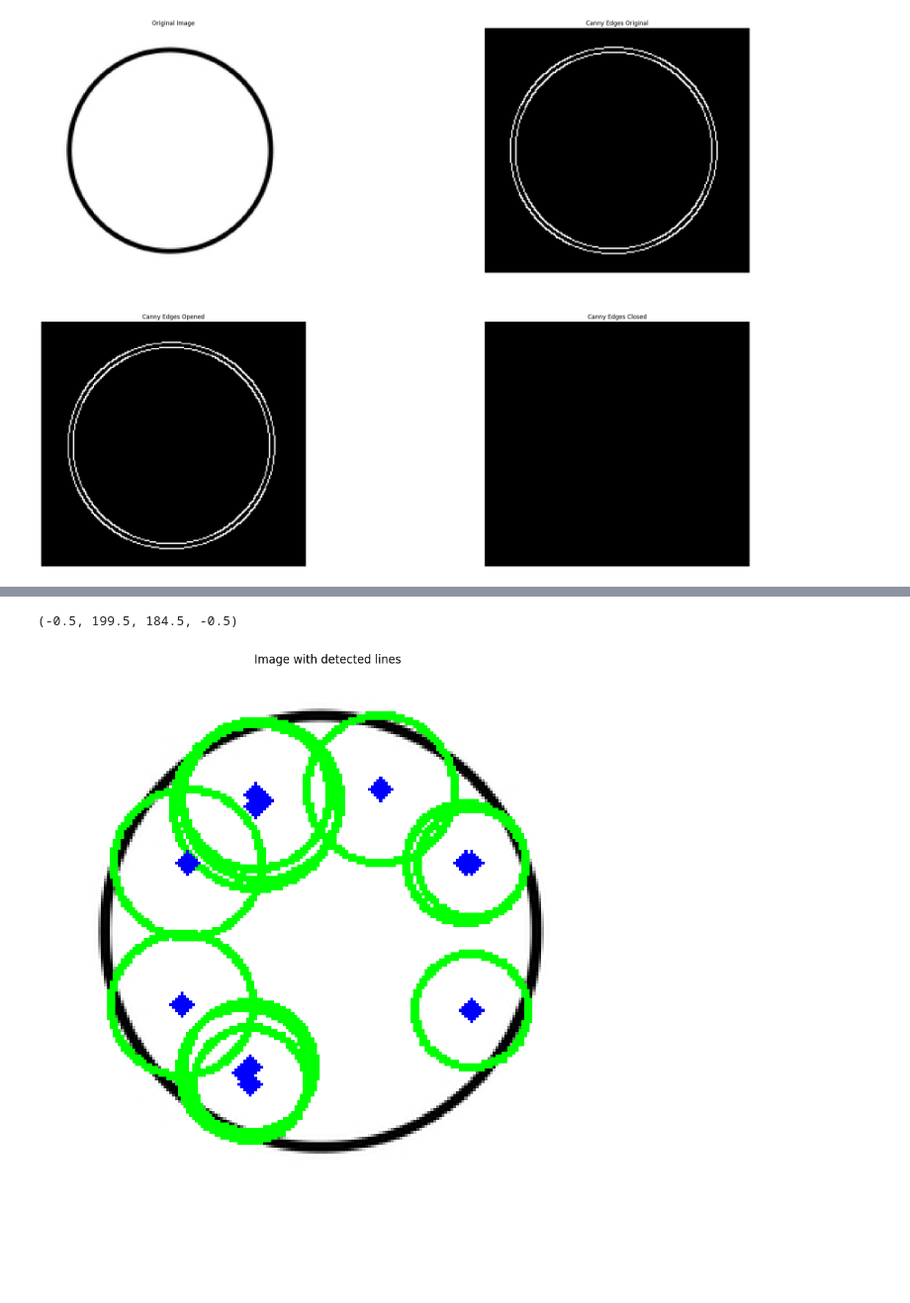
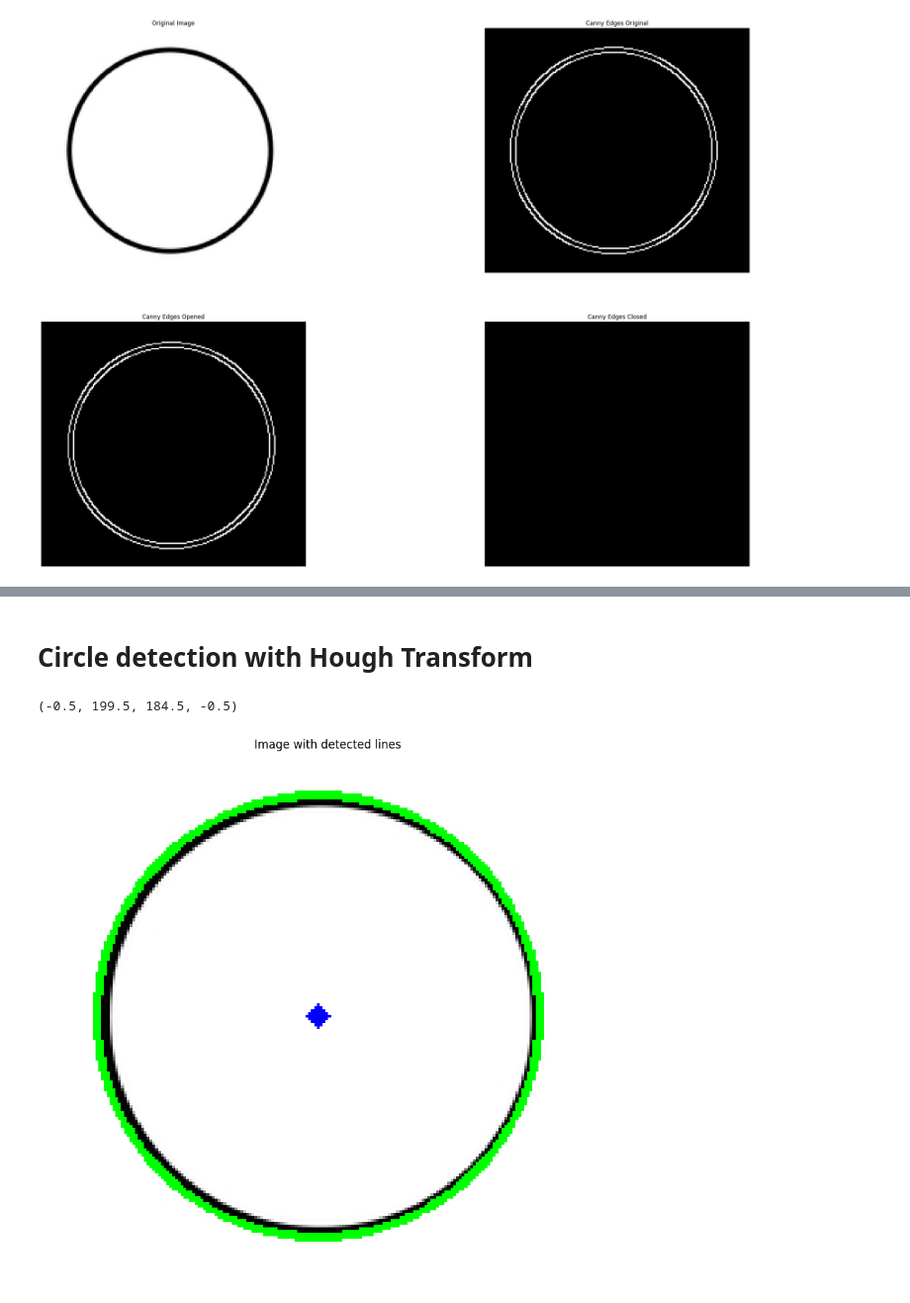
Before and after one commit to DavideLigari/computerVision, a Jupyter notebook: object_detection.ipynb, the cells around one changed output, grey strips where cells are left out. Shown: that part at 99% size. Drawn from its saved outputs; the diff is of its cells as text; code cells hidden in the pictures; blank space fills up the shorter version.

Commit message:
Refactored notebook and working on Generalised Hough Tansform

```diff
--- a/object_detection.ipynb
+++ b/object_detection.ipynb
@@ -77,59 +118,42 @@ plt.show()
+# %% [markdown]
+# Circle detection with Hough Transform
 # %%
+image = cv2.imread("images/circle.jpg")
+
 image_with_lines = image
 # Convert image to grayscale
 gray = cv2.cvtColor(image, cv2.COLOR_BGR2GRAY)
 
 # Use canny edge detection
 edges = cv2.Canny(gray, 100, 200, apertureSize=3)
 
-# Apply HoughLinesP method to
-# to directly obtain line end points
-lines_list = []
-lines = cv2.HoughLinesP(
-    edges,  # Input edge image
-    1,  # Distance resolution in pixels
-    np.pi / 180,  # Angle resolution in radians
-    threshold=100,  # Min number of votes for valid line
-    minLineLength=5,  # Min allowed length of line
-    maxLineGap=10,  # Max allowed gap between line for joining them
-)
-
 
 circles = cv2.HoughCircles(
     image=edges,  # Input image (edges)
     method=cv2.HOUGH_GRADIENT,  # Method for circle detection
     dp=1,  # Inverse ratio of accumulator resolution
-    minDist=image.shape[0] / 64,  # Minimum distance between detected circle centers
+    minDist=image.shape[0] / 32,  # Minimum distance between detected circle centers
     param1=200,  # Upper threshold for edge detection
-    param2=10,  # Threshold for center detection
-    minRadius=5,  # Minimum radius of the circles to be detected
-    maxRadius=30,  # Maximum radius of the circles to be detected
+    param2=60,  # Threshold for center detection
+    minRadius=10,  # Minimum radius of the circles to be detected
+    maxRadius=300,  # Maximum radius of the circles to be detected
 )
-
-# # Iterate over points
-# for points in lines:
-#     # Extracted points nested in the list
-#     x1, y1, x2, y2 = points[0]
-#     # Draw the lines joing the points
-#     # On the original image
-#     cv2.line(image_with_lines, (x1, y1), (x2, y2), (0, 255, 0), 2)
-#     # Maintain a simples lookup list for points
-#     lines_list.append([(x1, y1), (x2, y2)])
 
 # Draw detected circles
 if circles is not None:
     circles = np.uint16(np.around(circles))
     for i in circles[0, :]:
         # Draw outer circle
         cv2.circle(image_with_lines, (i[0], i[1]), i[2], (0, 255, 0), 2)
         # Draw inner circle
         cv2.circle(image_with_lines, (i[0], i[1]), 2, (0, 0, 255), 3)
 
 
+
 plt.figure(figsize=(20, 10))
 plt.imshow(image_with_lines)
 plt.title("Image with detected lines"), plt.xticks([]), plt.yticks([])
 plt.axis("off")
 # %% [output]
 (-0.5, 199.5, 184.5, -0.5)
-[figure, old version]
+[figure, new version]
```
Also changed, not shown: parts of 6 cells of this notebook, 2 other files.
